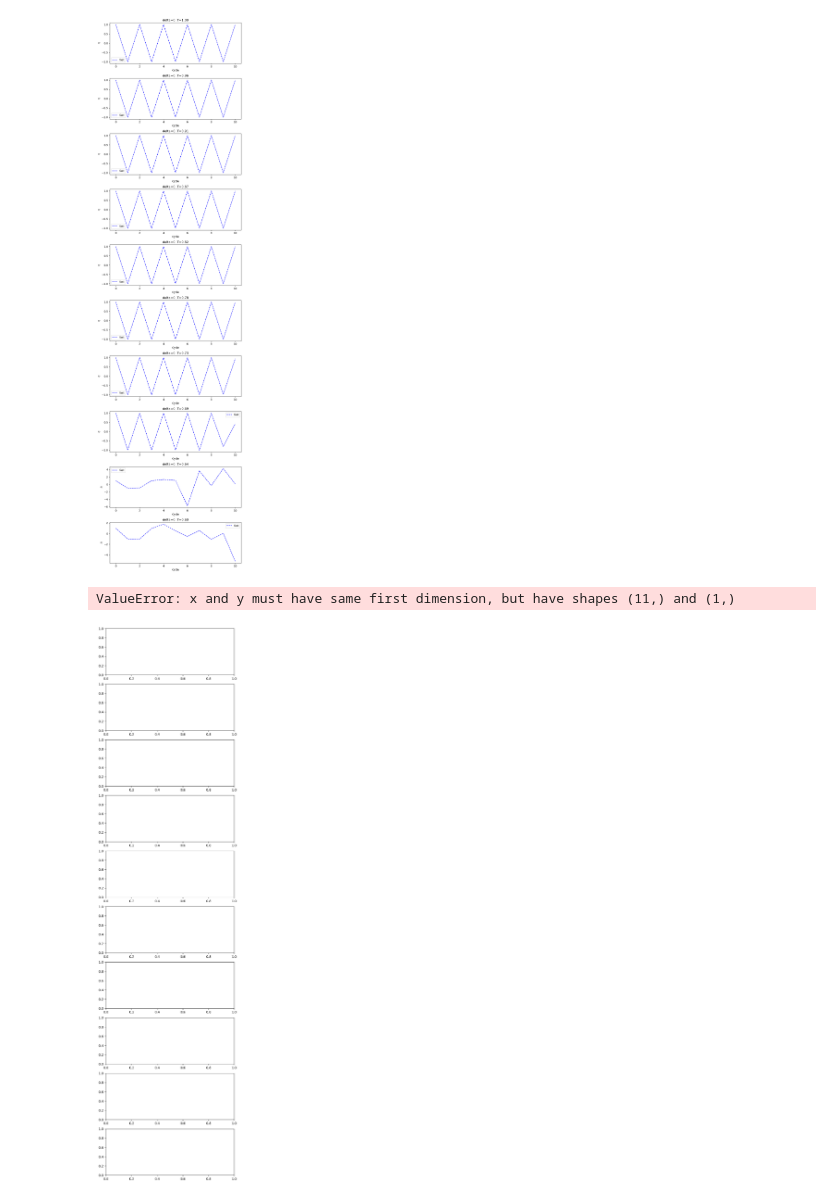
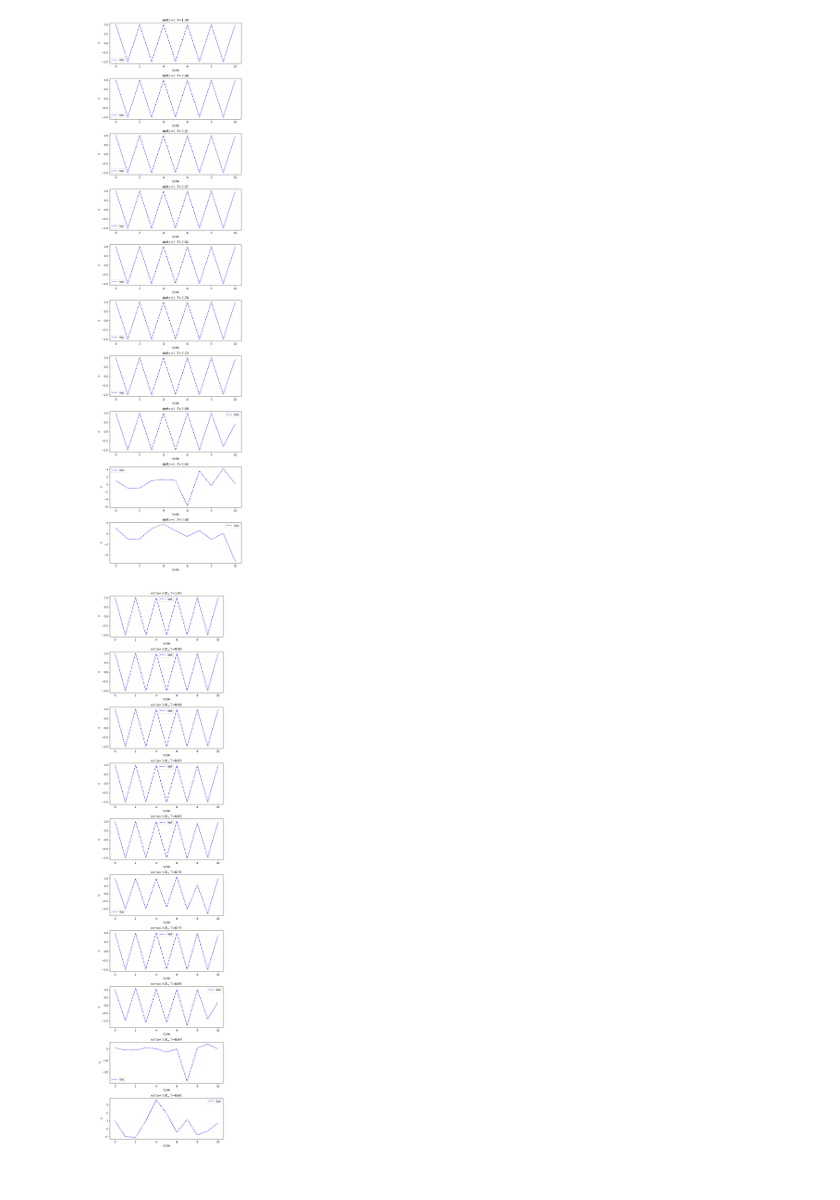
Before and after one commit to gconcheri/MasterThesis, a Jupyter notebook: PhaseDiagram.ipynb, the cells around one changed output. Saved outputs shown, nothing was run; the diff lists cells and outputs as text; code cells hidden in the pictures.

```diff
--- a/PhaseDiagram.ipynb
+++ b/PhaseDiagram.ipynb
@@ -189,40 +189,44 @@ nrows = len(T_list)
 ncols = 1
 fig, ax = plt.subplots(nrows = nrows, ncols=ncols, figsize= (7,nrows*3))
 
-delta_target = 0.02
+delta_target = 0.01
 i = delta_list.index(delta_target)
 
 
 for idx, T in enumerate(T_list):
     # Choose the specific values you're interested in
 
     T_target = T
 
     # Get indices from mapping
     j = T_list.index(T_target)
 
     # Access the dictionary stored at that position
     #entry = data_grid[i, j]
     entry_fast = data_grid_fast[i,j]
 
     # Extract what you want
     op_real = entry['op_real']
 
     op_real_fast = entry_fast['op_real']
 
-    result = []
-    for i in len(op_real_fast[i]):
-        result.append(np.mean(op_real_fast[:][i]))
+
+# result = []
+# for i in range(len(op_real_fast[0])):  # iterate over column indices
+#     column = [sublist[i] for sublist in op_real_fast]  # take i-th element from each sublist
+#     result.append(np.mean(column))
+
+#same as doing
+
+    result = np.mean(op_real_fast, axis=0)
 
     #ax[idx].plot(np.arange(N_cycles+1), op_real, '.-', color = "orange", label= "slow")
-    ax[idx].plot(np.arange(N_cycles+1),op_real_fast[], '--', color = "blue", label = "fast")
+    ax[idx].plot(np.arange(N_cycles+1), result, '--', color = "blue", label = "fast")
     ax[idx].set_title(f"delta={delta_target}, T={T_target:.2f}")
     ax[idx].set_xlabel("Cycle")
     ax[idx].set_ylabel(r"$\eta$")
     ax[idx].legend()
-plt.title(f"Order parameter slow vs fast")
 plt.tight_layout()
 plt.show()
 # %% [output]
-ValueError: x and y must have same first dimension, but have shapes (11,) and (1,)
-[figure, old version]
+[figure, new version]
```
